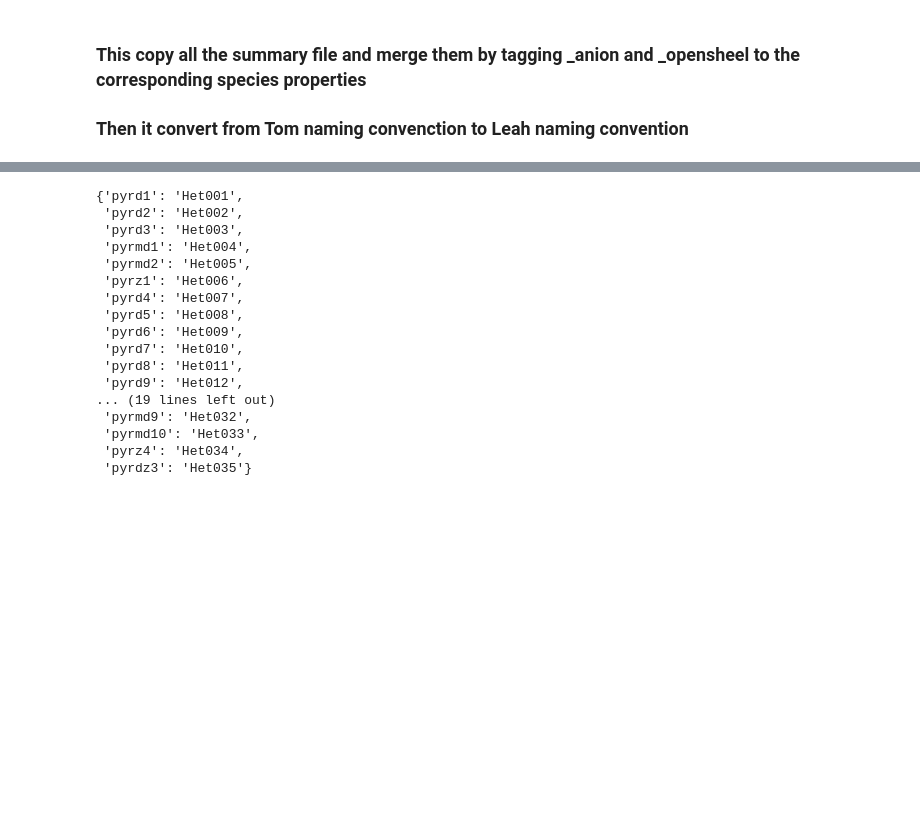
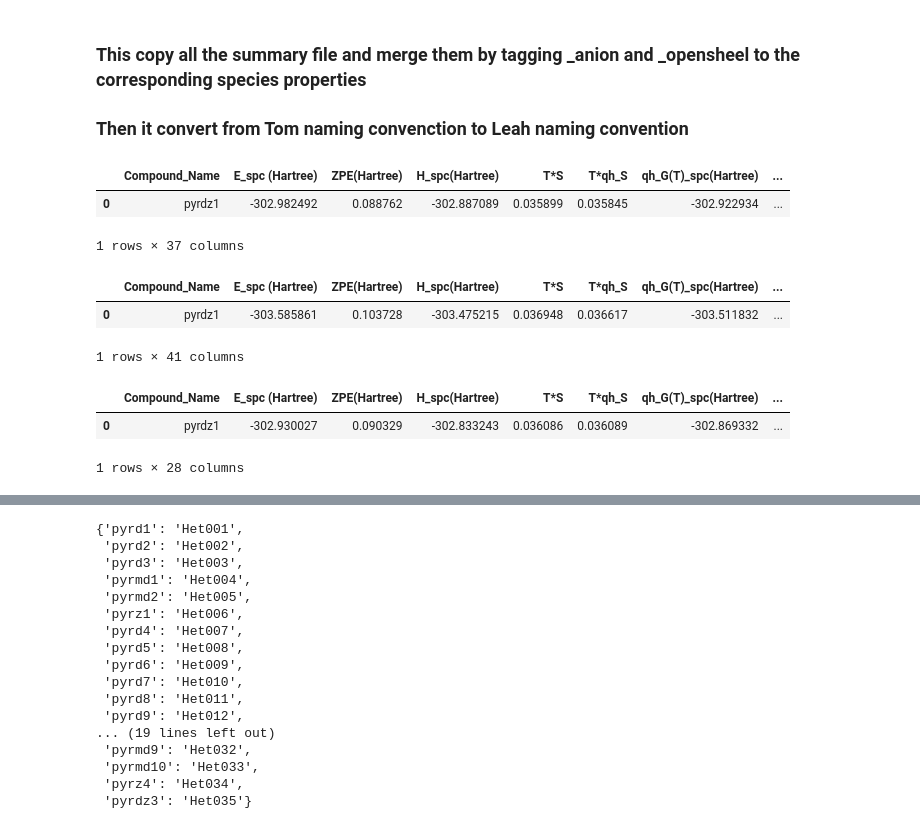
Before and after one commit to intel00000/stahl_data_science, a Jupyter notebook: DFT_Calculations/3.get_properties/merge_species/convert_naming_convention.ipynb, the cells around one changed output, grey strips where cells are left out. Drawn from its saved outputs; the diff is of its cells as text; code cells hidden in the pictures; blank space fills up the shorter version.

```diff
--- a/DFT_Calculations/3.get_properties/merge_species/convert_naming_convention.ipynb
+++ b/DFT_Calculations/3.get_properties/merge_species/convert_naming_convention.ipynb
@@ -9,6 +9,35 @@ import json
 import pandas as pd
 import argparse
 
+summary_filename = 'Summary_Properties_all.xlsx'
+summary_filename_merged = 'Summary_Properties_all_species_merged.xlsx'
 postprocessed_results_folder = '5.postprocessed_results'
 
-anion_summary_file = gp_anion + os.sep + postprocessed_results_folder + Summary_Properties_all.xlsx
+anion_summary_file = os.path.join('..', 'gp_anion', postprocessed_results_folder, summary_filename)
+closed_shell_summary_file = os.path.join('..', 'gp_closed_shell', postprocessed_results_folder, summary_filename)
+openshell_summary_file = os.path.join('..', 'gp_openshell', postprocessed_results_folder, summary_filename)
+# %%
+# check if these file exists, if not throw an error
+if not os.path.exists(anion_summary_file):
+    raise FileNotFoundError(f'{anion_summary_file} not found')
+if not os.path.exists(closed_shell_summary_file):
+    raise FileNotFoundError(f'{closed_shell_summary_file} not found')
+if not os.path.exists(openshell_summary_file):
+    raise FileNotFoundError(f'{openshell_summary_file} not found')
+
+anion_summary_df = pd.read_excel(anion_summary_file)
+display(anion_summary_df.head(1))
+closed_shell_summary_df = pd.read_excel(closed_shell_summary_file)
+display(closed_shell_summary_df.head(1))
+openshell_summary_df = pd.read_excel(openshell_summary_file)
+display(openshell_summary_df.head(1))
+# %% [output]
+|  | Compound_Name | E_spc (Hartree) | ZPE(Hartree) | H_spc(Hartree) | T*S | T*qh_S | qh_G(T)_spc(Hartree) | ... |
+| 0 | pyrdz1 | -302.982492 | 0.088762 | -302.887089 | 0.035899 | 0.035845 | -302.922934 | ... |
+1 rows × 37 columns
+|  | Compound_Name | E_spc (Hartree) | ZPE(Hartree) | H_spc(Hartree) | T*S | T*qh_S | qh_G(T)_spc(Hartree) | ... |
+| 0 | pyrdz1 | -303.585861 | 0.103728 | -303.475215 | 0.036948 | 0.036617 | -303.511832 | ... |
+1 rows × 41 columns
+|  | Compound_Name | E_spc (Hartree) | ZPE(Hartree) | H_spc(Hartree) | T*S | T*qh_S | qh_G(T)_spc(Hartree) | ... |
+| 0 | pyrdz1 | -302.930027 | 0.090329 | -302.833243 | 0.036086 | 0.036089 | -302.869332 | ... |
+1 rows × 28 columns
```
Also changed, not shown: parts of 4 cells of this notebook, 16 other files.
